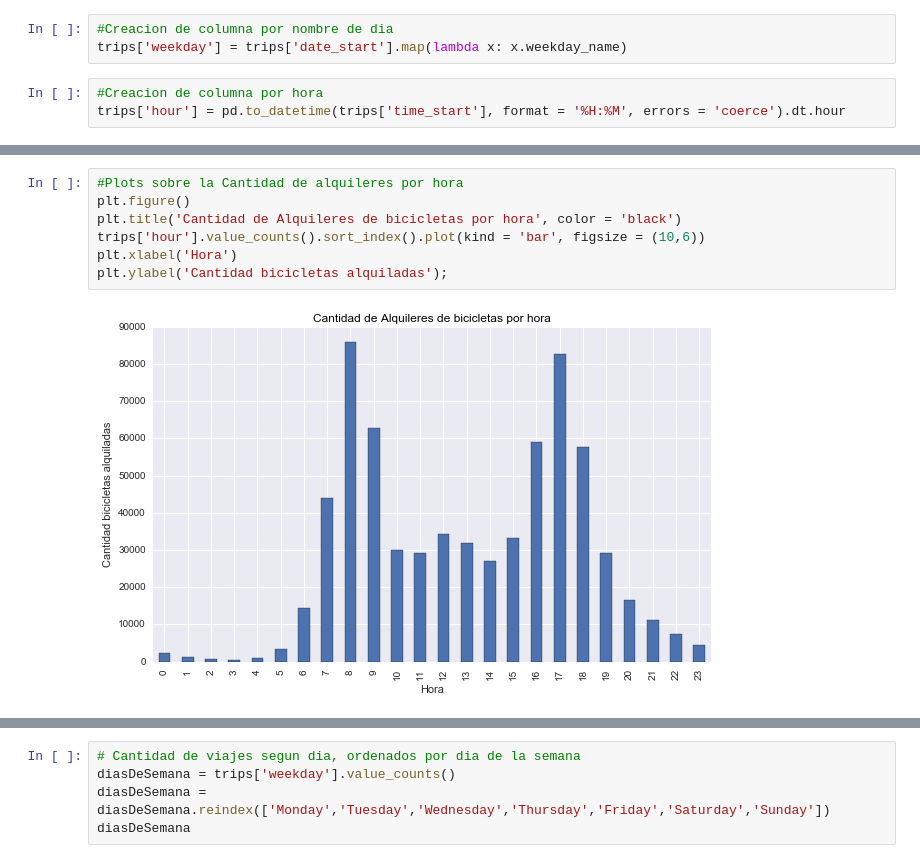
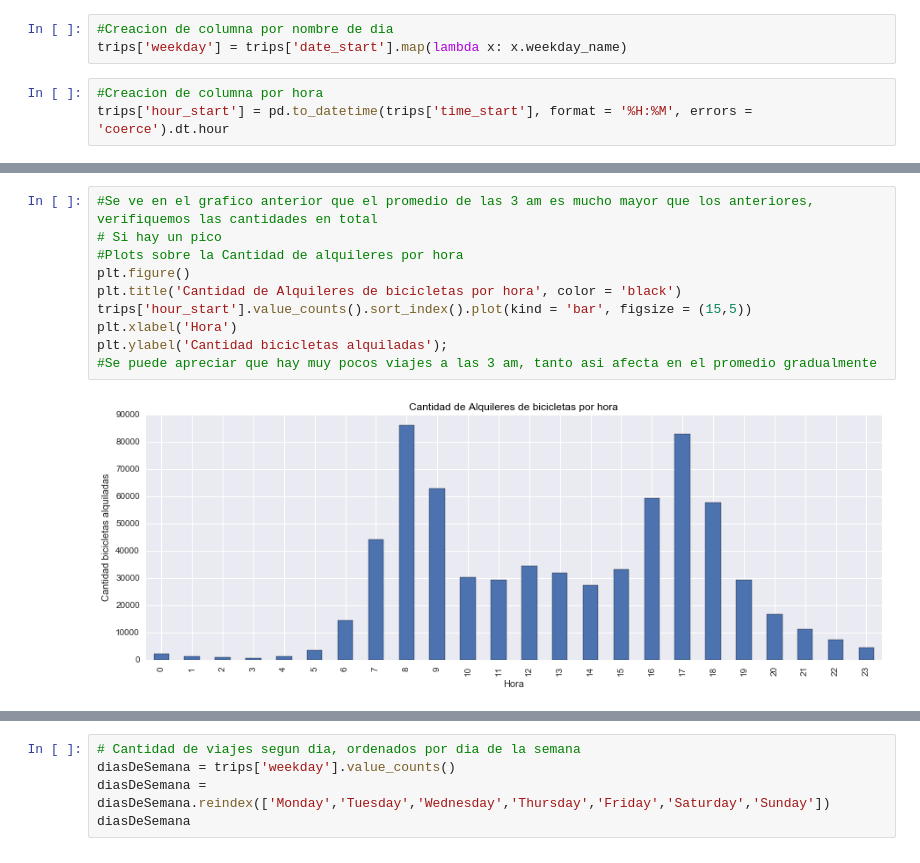
Before and after one commit to AlexVilla92/TP-Datos-2017, a Jupyter notebook: TP1 Exploracion De Datos Notebook Final.ipynb, the cells around one changed output, grey strips where cells are left out. Cells and saved outputs as stored; diff of their text form.

```diff
--- a/TP1 Exploracion De Datos Notebook Final.ipynb
+++ b/TP1 Exploracion De Datos Notebook Final.ipynb
@@ -41,4 +41,4 @@ trips['date_end'] = pd.to_datetime(trips['date_end'])
 trips['weekday'] = trips['date_start'].map(lambda x: x.weekday_name)
 # %%
 #Creacion de columna por hora
-trips['hour'] = pd.to_datetime(trips['time_start'], format = '%H:%M', errors = 'coerce').dt.hour
+trips['hour_start'] = pd.to_datetime(trips['time_start'], format = '%H:%M', errors = 'coerce').dt.hour
@@ -45,9 +57,12 @@ trips['hour'] = pd.to_datetime(trips['time_start'], format = '%H:%M', errors = '
 # %%
+#Se ve en el grafico anterior que el promedio de las 3 am es mucho mayor que los anteriores, verifiquemos las cantidades en total
+# Si hay un pico
 #Plots sobre la Cantidad de alquileres por hora
 plt.figure()
 plt.title('Cantidad de Alquileres de bicicletas por hora', color = 'black')
-trips['hour'].value_counts().sort_index().plot(kind = 'bar', figsize = (10,6))
+trips['hour_start'].value_counts().sort_index().plot(kind = 'bar', figsize = (15,5))
 plt.xlabel('Hora')
 plt.ylabel('Cantidad bicicletas alquiladas');
+#Se puede apreciar que hay muy pocos viajes a las 3 am, tanto asi afecta en el promedio gradualmente
 # %% [output]
-[figure, old version]
+[figure, new version]
```
Also changed, not shown: parts of 43 cells of this notebook.
